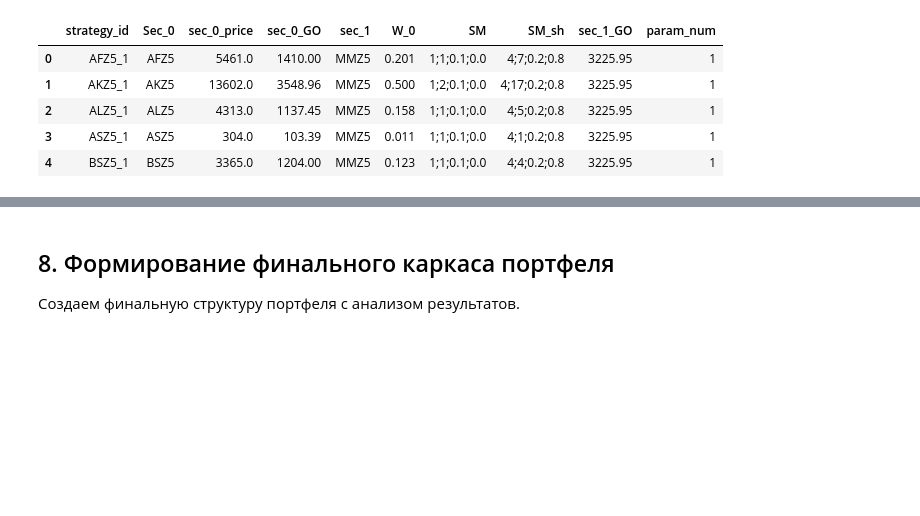
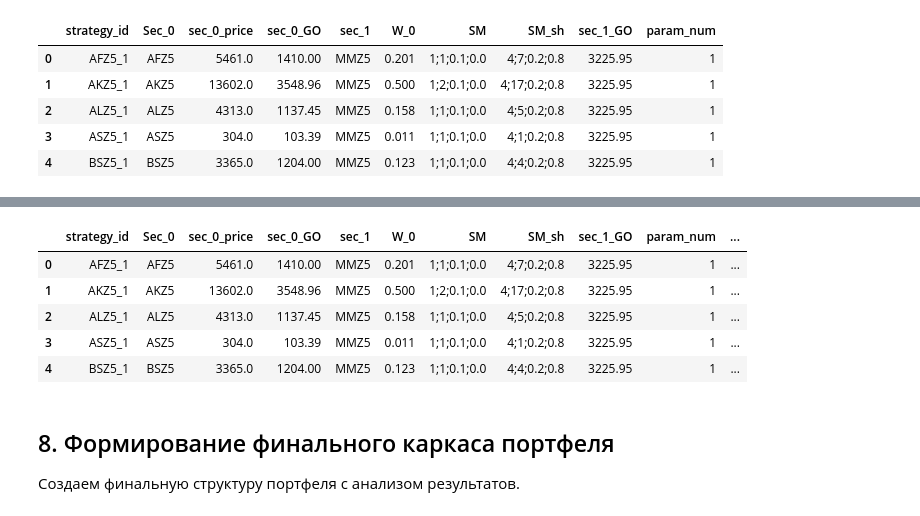
Before and after one commit to Evgenvg78/constructor_TVR, a Jupyter notebook: docs/portfolio_advanced_demo.ipynb, the cells around one changed output, grey strips where cells are left out. Drawn from its saved outputs; the diff is of its cells as text; code cells hidden in the pictures; blank space fills up the shorter version.

```diff
--- a/docs/portfolio_advanced_demo.ipynb
+++ b/docs/portfolio_advanced_demo.ipynb
@@ -642,3 +737,12 @@ expanded_portfolio_df.head()
+# %%
+expanded_portfolio_df.head()
+# %% [output]
+|  | strategy_id | Sec_0 | sec_0_price | sec_0_GO | sec_1 | W_0 | SM | SM_sh | sec_1_GO | param_num | ... |
+| 0 | AFZ5_1 | AFZ5 | 5461.0 | 1410.00 | MMZ5 | 0.201 | 1;1;0.1;0.0 | 4;7;0.2;0.8 | 3225.95 | 1 | ... |
+| 1 | AKZ5_1 | AKZ5 | 13602.0 | 3548.96 | MMZ5 | 0.500 | 1;2;0.1;0.0 | 4;17;0.2;0.8 | 3225.95 | 1 | ... |
+| 2 | ALZ5_1 | ALZ5 | 4313.0 | 1137.45 | MMZ5 | 0.158 | 1;1;0.1;0.0 | 4;5;0.2;0.8 | 3225.95 | 1 | ... |
+| 3 | ASZ5_1 | ASZ5 | 304.0 | 103.39 | MMZ5 | 0.011 | 1;1;0.1;0.0 | 4;1;0.2;0.8 | 3225.95 | 1 | ... |
+| 4 | BSZ5_1 | BSZ5 | 3365.0 | 1204.00 | MMZ5 | 0.123 | 1;1;0.1;0.0 | 4;4;0.2;0.8 | 3225.95 | 1 | ... |
 # %% [markdown]
 ## 8. Формирование финального каркаса портфеля
 
```
Also changed, not shown: parts of 14 cells of this notebook, 7 other files.
